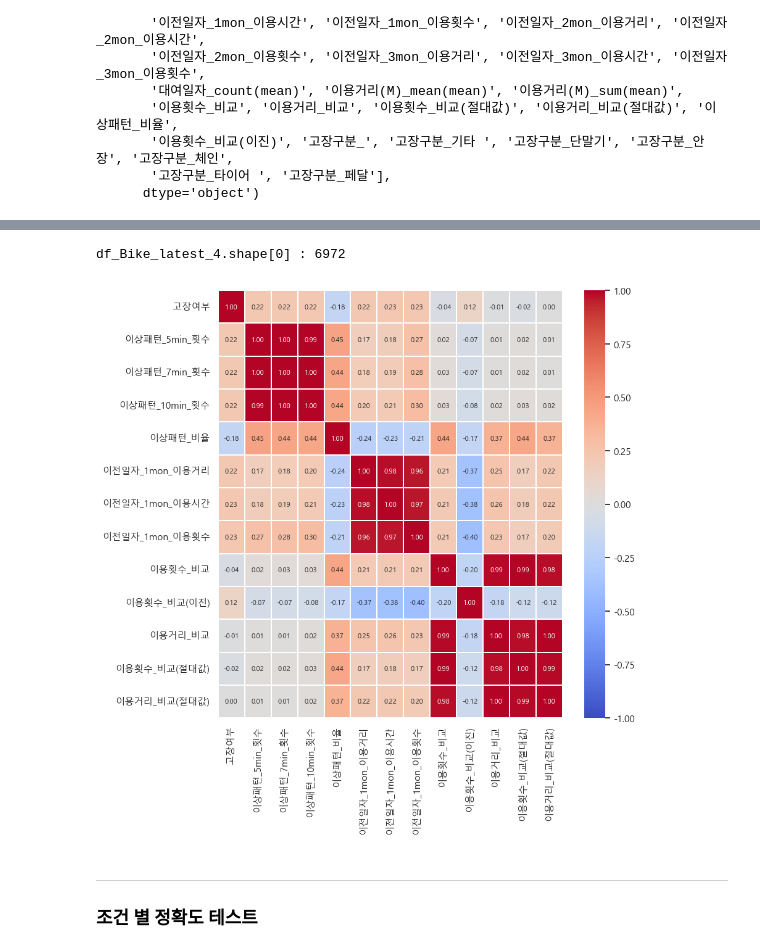
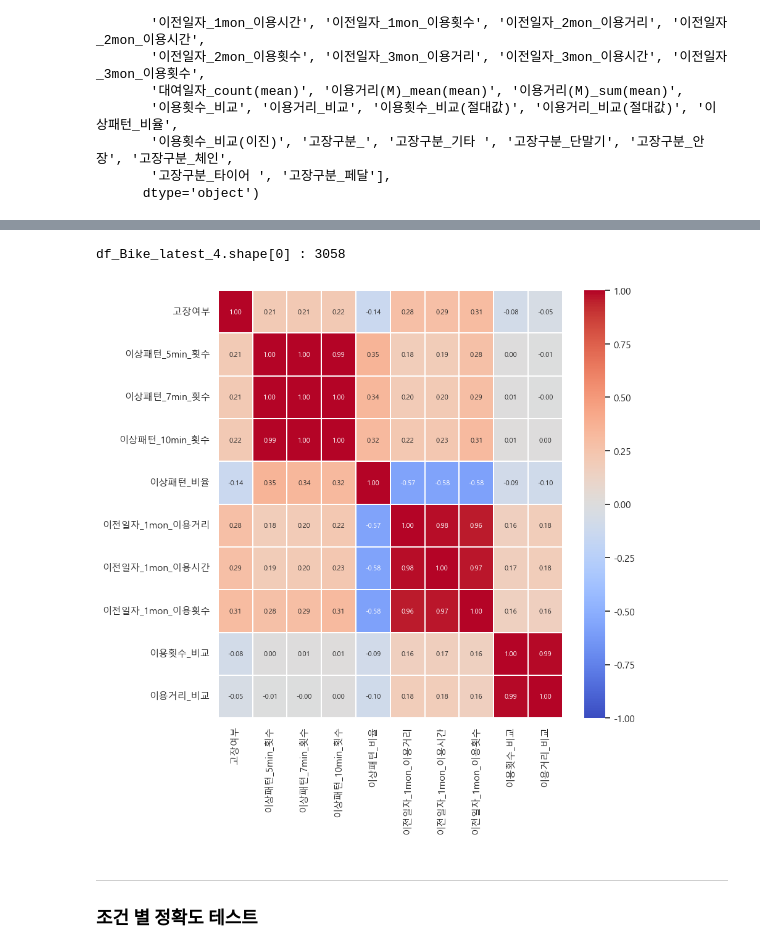
Before and after one commit to YawnsDuzin/Ekfmddl, a Jupyter notebook: Source_두진/_DATA_EDA/_고장자전거_대여패턴예측/3. 고장자전거_시각화 및 대여패턴예측_20241111.ipynb, the cells around one changed output, grey strips where cells are left out. Drawn from its saved outputs; the diff is of its cells as text; code cells hidden in the pictures.

```diff
--- a/Source_두진/_DATA_EDA/_고장자전거_대여패턴예측/3. 고장자전거_시각화 및 대여패턴예측_20241111.ipynb
+++ b/Source_두진/_DATA_EDA/_고장자전거_대여패턴예측/3. 고장자전거_시각화 및 대여패턴예측_20241111.ipynb
@@ -51,10 +51,10 @@ init_path = 'G:\\내 드라이브\\DataSet\\_파킷 파일\\서울특별시 공
    - 20241109 생성되면 정확도 추가 확인
 # %%
 start_time = time.time()
-# df_outlier_rental = pd.read_parquet(init_path + '서울특별시 공공자전거 대여이력 정보_(PRE)고장예측_2023_2024.parquet')
+#df_outlier_rental = pd.read_parquet(init_path + '서울특별시 공공자전거 대여이력 정보_(PRE)고장예측_2023_2024.parquet')
 # df_outlier_rental = pd.read_parquet(init_path + '서울특별시 공공자전거 대여이력 정보_(PRE)고장예측_2023_2024_20241107.parquet')
-df_outlier_rental = pd.read_parquet(init_path + '서울특별시 공공자전거 대여이력 정보_(PRE)고장예측_2023_2024_20241108.parquet')
-# df_outlier_rental = pd.read_parquet(init_path + '서울특별시 공공자전거 대여이력 정보_(PRE)고장예측_2023_2024_20241109.parquet')
+#df_outlier_rental = pd.read_parquet(init_path + '서울특별시 공공자전거 대여이력 정보_(PRE)고장예측_2023_2024_20241108.parquet')
+df_outlier_rental = pd.read_parquet(init_path + '서울특별시 공공자전거 대여이력 정보_(PRE)고장예측_2023_2024_20241109.parquet')
 
 print("read_csv time :", time.time() - start_time)
 # %% [output]
@@ -82,9 +82,9 @@ Name: count, dtype: int64
 # %%
 start_time = time.time()
 
-# df_2023_rental = pd.read_parquet(init_path + '서울특별시 공공자전거 대여이력 정보_(PRE)2023_자전거별_월별_집계_20241106.parquet')
+df_2023_rental = pd.read_parquet(init_path + '서울특별시 공공자전거 대여이력 정보_(PRE)2023_자전거별_월별_집계_20241106.parquet')
 # 이상치 제거
-df_2023_rental = pd.read_parquet(init_path + '서울특별시 공공자전거 대여이력 정보_(PRE)2023_자전거별_월별_집계_20241109.parquet')
+# df_2023_rental = pd.read_parquet(init_path + '서울특별시 공공자전거 대여이력 정보_(PRE)2023_자전거별_월별_집계_20241109.parquet')
 
 print("read_csv time :", time.time() - start_time)
 # %% [output]
@@ -150,9 +150,9 @@ df_outlier_rental['이용거리_비교(절대값)'] = df_outlier_rental['이용
 ---
 ### 이상패턴_비율, 이용횟수_비교(이진) 컬럼 추가
 # %%
-df_outlier_rental['이상패턴_비율'] = (df_outlier_rental['이상패턴_5min_횟수'] / df_outlier_rental['대여일자_count(mean)']) * 100
+# df_outlier_rental['이상패턴_비율'] = (df_outlier_rental['이상패턴_5min_횟수'] / df_outlier_rental['대여일자_count(mean)']) * 100
 #df_outlier_rental['이상패턴_비율'] = (df_outlier_rental['이상패턴_5min_횟수'] / df_outlier_rental['대여일자_count(mean)'])
-#df_outlier_rental['이상패턴_비율'] = df_outlier_rental['이상패턴_5min_횟수'] / df_outlier_rental['이전일자_1mon_이용횟수'] * 100
+df_outlier_rental['이상패턴_비율'] = df_outlier_rental['이상패턴_5min_횟수'] / df_outlier_rental['이전일자_1mon_이용횟수'] * 100
 # %%
 # "이용횟수_비교" 컬럼을 기준으로 "이용횟수_비교(이진)" 컬럼 생성
 df_outlier_rental['이용횟수_비교(이진)'] = df_outlier_rental['이용횟수_비교'].apply(lambda x: 1 if x < 0 else 0)
@@ -312,7 +313,7 @@ percentage : 고장여부
 Name: count, dtype: float64
 # %%
-df_Bike_latest_2_0 = df_Bike_latest_2[df_Bike_latest_2['고장여부'] == 0][:13139]
-df_Bike_latest_2_1 = df_Bike_latest_2[df_Bike_latest_2['고장여부'] == 1][:13139]
+df_Bike_latest_2_0 = df_Bike_latest_2[df_Bike_latest_2['고장여부'] == 0][:6477]   # 6477 / 13139
+df_Bike_latest_2_1 = df_Bike_latest_2[df_Bike_latest_2['고장여부'] == 1][:6477]
 # %%
 df_Bike_latest_2 = pd.concat([df_Bike_latest_2_0, df_Bike_latest_2_1], axis = 0)
 # %%
@@ -792,37 +805,38 @@ print(f'df_Bike_latest_4.shape[0] : {df_Bike_latest_4.shape[0]}')
 # df_Bike_latest_5 = df_Bike_latest_4[['고장여부',
 #        '이상패턴_5min_횟수', '이상패턴_비율',
 #        '이전일자_1mon_이용거리', '이전일자_1mon_이용시간', '이전일자_1mon_이용횟수',
 #        '이용횟수_비교', '이용횟수_비교(이진)', '이용거리_비교',
 #        '이용횟수_비교(절대값)', '이용거리_비교(절대값)',
 #        '고장구분_', '고장구분_기타 ', '고장구분_단말기', '고장구분_안장', '고장구분_체인', '고장구분_타이어 ',
 #        '고장구분_페달']].corr()
 df_Bike_latest_5 = df_Bike_latest_4[['고장여부',
        '이상패턴_5min_횟수', '이상패턴_7min_횟수', '이상패턴_10min_횟수', '이상패턴_비율',
        '이전일자_1mon_이용거리', '이전일자_1mon_이용시간', '이전일자_1mon_이용횟수',
-       '이용횟수_비교', '이용횟수_비교(이진)', '이용거리_비교',
-       '이용횟수_비교(절대값)', '이용거리_비교(절대값)']].corr()
+       '이용횟수_비교', '이용거리_비교',
+       #'이용횟수_비교(이진)', '이용횟수_비교(절대값)', '이용거리_비교(절대값)'
+       ]].corr()
 
 import matplotlib.pyplot as plt
 import seaborn as sns
 
 # 한글 폰트 설정 (Windows에서는 'Malgun Gothic' 사용)
 plt.rcParams['font.family'] = 'Malgun Gothic'
 # 마이너스 기호 깨짐 방지
 plt.rcParams['axes.unicode_minus'] = False
 
 sns.heatmap(df_Bike_latest_5,
             annot = True,                     # 상관계수 표시
             annot_kws={"size": 8},
             fmt = '.2f',                      # 상관계수 소수점 자리
             cmap = 'coolwarm',                # 컬러맵 색상 팔레트
             vmax = 1.0,                       # 상관계수 최댓값
             vmin = -1,                       # 상관계수 최소값
             linecolor = 'white',              # 셀 테두리 색상
             linewidths = .005)                 # 셀 간격
 sns.set(rc={'figure.figsize' : (9, 9)})       # 그래프 그리기
 # %% [output]
-df_Bike_latest_4.shape[0] : 6972
+df_Bike_latest_4.shape[0] : 3058
-[figure, old version]
+[figure, new version]
 # %% [markdown]
 ---
 ### 조건 별 정확도 테스트
```
Also changed, not shown: parts of 42 cells of this notebook, 1 other file.
